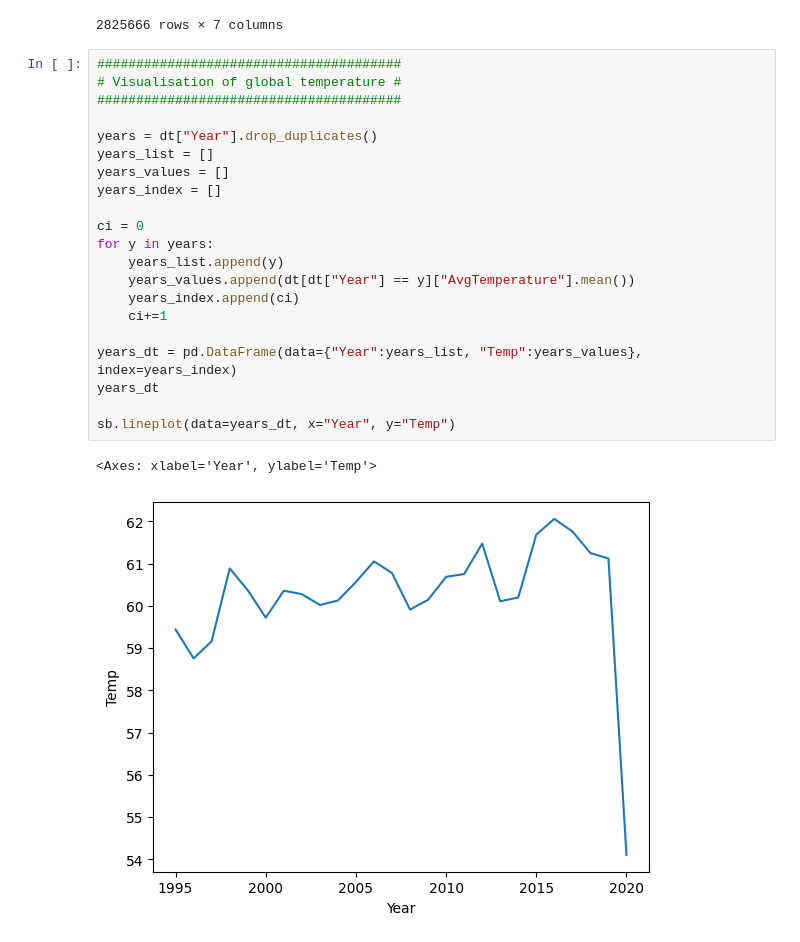
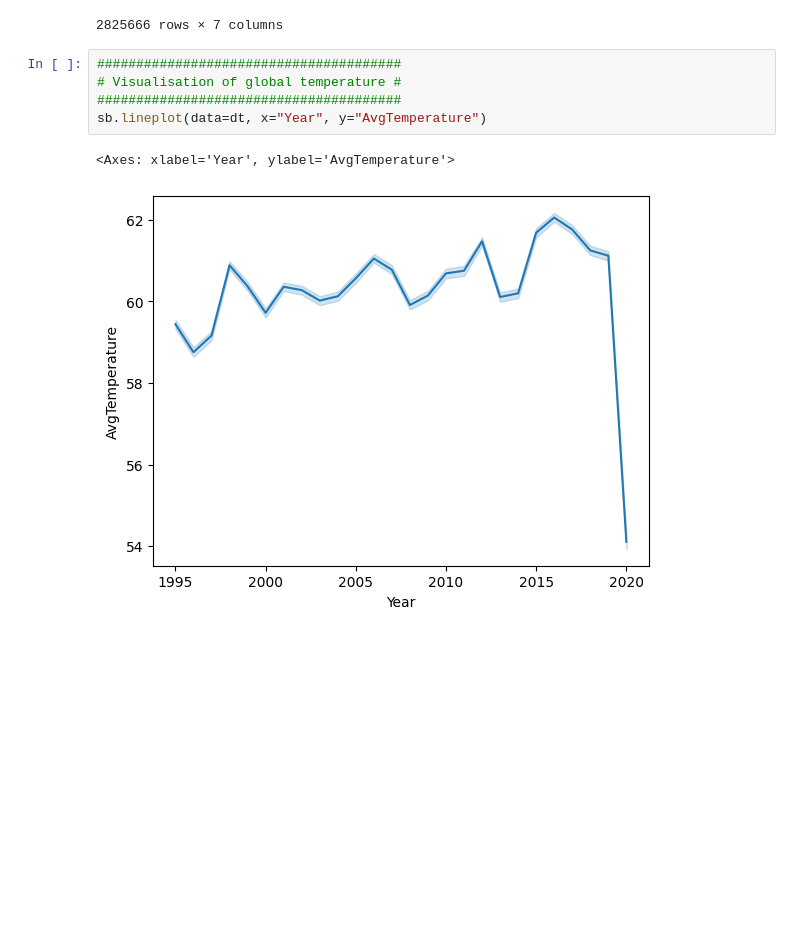
Before and after one commit to CSharpTeoMan911/TemperatureDataAnalysis, a Jupyter notebook: WeatherAnalysys.ipynb, the cells around one changed output. Drawn from its saved outputs; the diff is of its cells as text; blank space fills up the shorter version.

```diff
--- a/WeatherAnalysys.ipynb
+++ b/WeatherAnalysys.ipynb
@@ -53,27 +54,11 @@ dt.dropna()
 | 2906325 | North America | US | San Juan Puerto Rico | 7 | 30 | 2013 | 83.8 |
 | 2906326 | North America | US | San Juan Puerto Rico | 7 | 31 | 2013 | 83.6 |
 2825666 rows × 7 columns
-# %%
-#######################################
-# Visualisation of global temperature #
-#######################################
-
-years = dt["Year"].drop_duplicates()
-years_list = []
-years_values = []
-years_index = []
-
-ci = 0
-for y in years:
-    years_list.append(y)
-    years_values.append(dt[dt["Year"] == y]["AvgTemperature"].mean())
-    years_index.append(ci)
-    ci+=1
-
-years_dt = pd.DataFrame(data={"Year":years_list, "Temp":years_values}, index=years_index)
-years_dt
-
-sb.lineplot(data=years_dt, x="Year", y="Temp")
-# %% [output]
-<Axes: xlabel='Year', ylabel='Temp'>
-[figure, removed]
+# %%
+#######################################
+# Visualisation of global temperature #
+#######################################
+sb.lineplot(data=dt, x="Year", y="AvgTemperature")
+# %% [output]
+<Axes: xlabel='Year', ylabel='AvgTemperature'>
+[figure, added]
```
Also changed, not shown: parts of 3 cells of this notebook.
